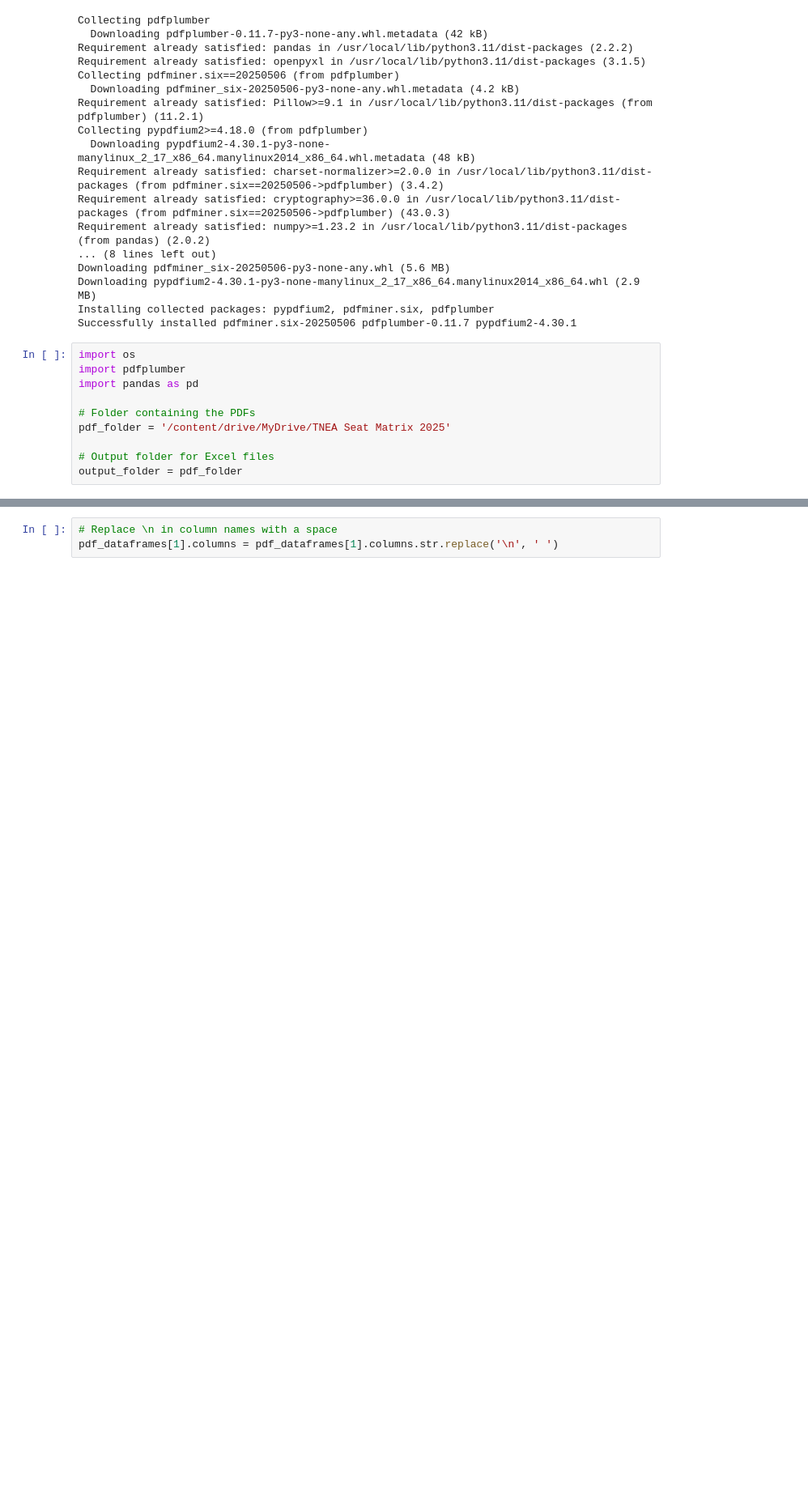
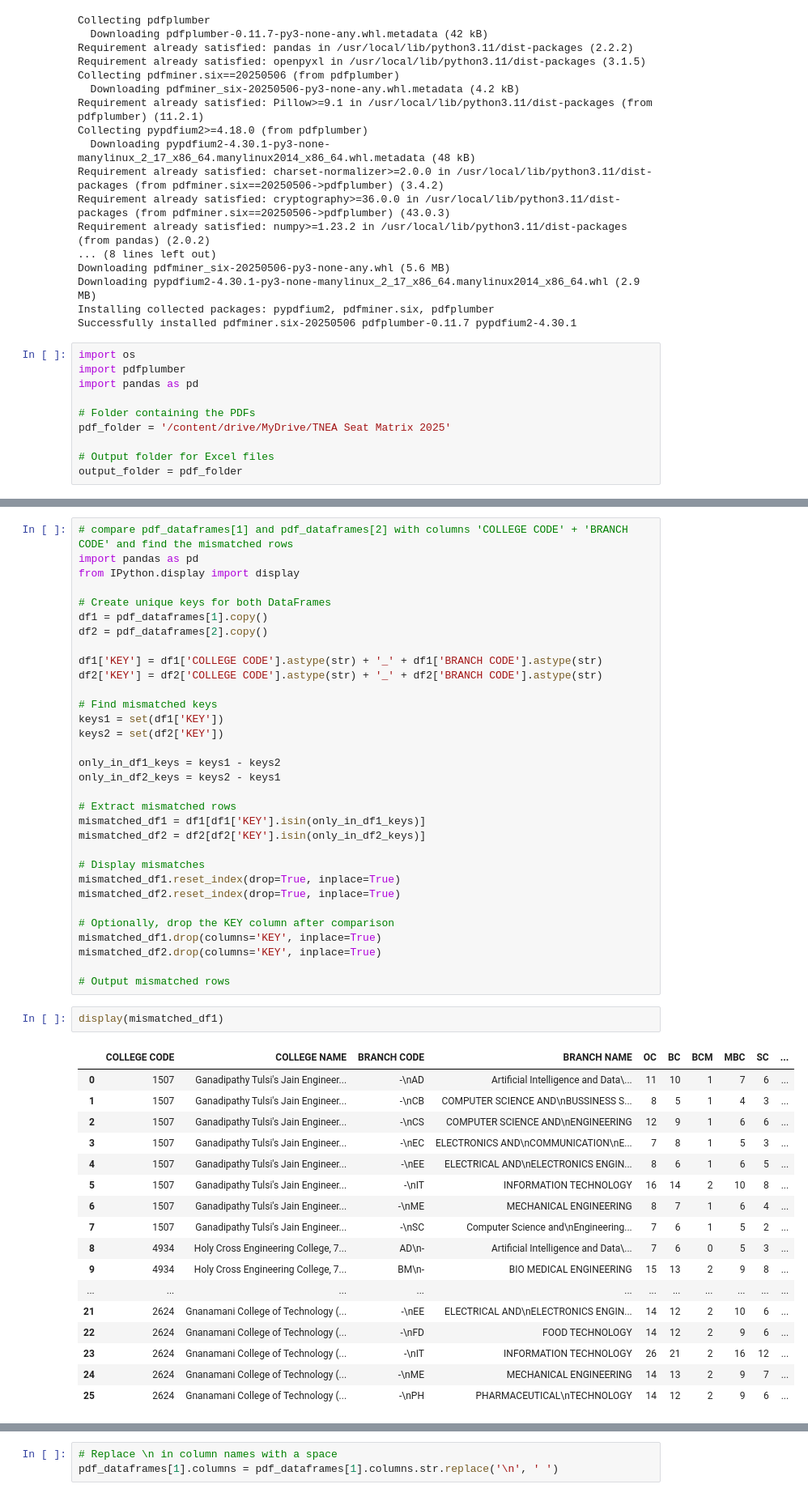
Before and after one commit to KayalvizhiT513/TNEA-seat-matrix-analysis, a Jupyter notebook: TNEA_seat_matrix_running_score.ipynb, the cells around one changed output, grey strips where cells are left out. Shown at 81% size. Drawn from its saved outputs; the diff is of its cells as text; blank space fills up the shorter version.

```diff
--- a/TNEA_seat_matrix_running_score.ipynb
+++ b/TNEA_seat_matrix_running_score.ipynb
@@ -78,0 +64,52 @@ pdf_dataframes[1]
+# %%
+# compare pdf_dataframes[1] and pdf_dataframes[2] with columns 'COLLEGE CODE' + 'BRANCH CODE' and find the mismatched rows
+import pandas as pd
+from IPython.display import display
+
+# Create unique keys for both DataFrames
+df1 = pdf_dataframes[1].copy()
+df2 = pdf_dataframes[2].copy()
+
+df1['KEY'] = df1['COLLEGE CODE'].astype(str) + '_' + df1['BRANCH CODE'].astype(str)
+df2['KEY'] = df2['COLLEGE CODE'].astype(str) + '_' + df2['BRANCH CODE'].astype(str)
+
+# Find mismatched keys
+keys1 = set(df1['KEY'])
+keys2 = set(df2['KEY'])
+
+only_in_df1_keys = keys1 - keys2
+only_in_df2_keys = keys2 - keys1
+
+# Extract mismatched rows
+mismatched_df1 = df1[df1['KEY'].isin(only_in_df1_keys)]
+mismatched_df2 = df2[df2['KEY'].isin(only_in_df2_keys)]
+
+# Display mismatches
+mismatched_df1.reset_index(drop=True, inplace=True)
+mismatched_df2.reset_index(drop=True, inplace=True)
+
+# Optionally, drop the KEY column after comparison
+mismatched_df1.drop(columns='KEY', inplace=True)
+mismatched_df2.drop(columns='KEY', inplace=True)
+
+# Output mismatched rows
+# %%
+display(mismatched_df1)
+# %% [output]
+|  | COLLEGE CODE | COLLEGE NAME | BRANCH CODE | BRANCH NAME | OC | BC | BCM | MBC | SC | ... |
+| 0 | 1507 | Ganadipathy Tulsi's Jain Engineer... | -\nAD | Artificial Intelligence and Data\... | 11 | 10 | 1 | 7 | 6 | ... |
+| 1 | 1507 | Ganadipathy Tulsi's Jain Engineer... | -\nCB | COMPUTER SCIENCE AND\nBUSSINESS S... | 8 | 5 | 1 | 4 | 3 | ... |
+| 2 | 1507 | Ganadipathy Tulsi's Jain Engineer... | -\nCS | COMPUTER SCIENCE AND\nENGINEERING | 12 | 9 | 1 | 6 | 6 | ... |
+| 3 | 1507 | Ganadipathy Tulsi's Jain Engineer... | -\nEC | ELECTRONICS AND\nCOMMUNICATION\nE... | 7 | 8 | 1 | 5 | 3 | ... |
+| 4 | 1507 | Ganadipathy Tulsi's Jain Engineer... | -\nEE | ELECTRICAL AND\nELECTRONICS ENGIN... | 8 | 6 | 1 | 6 | 5 | ... |
+| 5 | 1507 | Ganadipathy Tulsi's Jain Engineer... | -\nIT | INFORMATION TECHNOLOGY | 16 | 14 | 2 | 10 | 8 | ... |
+| 6 | 1507 | Ganadipathy Tulsi's Jain Engineer... | -\nME | MECHANICAL ENGINEERING | 8 | 7 | 1 | 6 | 4 | ... |
+| 7 | 1507 | Ganadipathy Tulsi's Jain Engineer... | -\nSC | Computer Science and\nEngineering... | 7 | 6 | 1 | 5 | 2 | ... |
+| 8 | 4934 | Holy Cross Engineering College, 7... | AD\n- | Artificial Intelligence and Data\... | 7 | 6 | 0 | 5 | 3 | ... |
+| 9 | 4934 | Holy Cross Engineering College, 7... | BM\n- | BIO MEDICAL ENGINEERING | 15 | 13 | 2 | 9 | 8 | ... |
+| ... | ... | ... | ... | ... | ... | ... | ... | ... | ... | ... |
+| 21 | 2624 | Gnanamani College of Technology (... | -\nEE | ELECTRICAL AND\nELECTRONICS ENGIN... | 14 | 12 | 2 | 10 | 6 | ... |
+| 22 | 2624 | Gnanamani College of Technology (... | -\nFD | FOOD TECHNOLOGY | 14 | 12 | 2 | 9 | 6 | ... |
+| 23 | 2624 | Gnanamani College of Technology (... | -\nIT | INFORMATION TECHNOLOGY | 26 | 21 | 2 | 16 | 12 | ... |
+| 24 | 2624 | Gnanamani College of Technology (... | -\nME | MECHANICAL ENGINEERING | 14 | 13 | 2 | 9 | 7 | ... |
+| 25 | 2624 | Gnanamani College of Technology (... | -\nPH | PHARMACEUTICAL\nTECHNOLOGY | 14 | 12 | 2 | 9 | 6 | ... |
```
Also changed, not shown: parts of 9 cells of this notebook.
